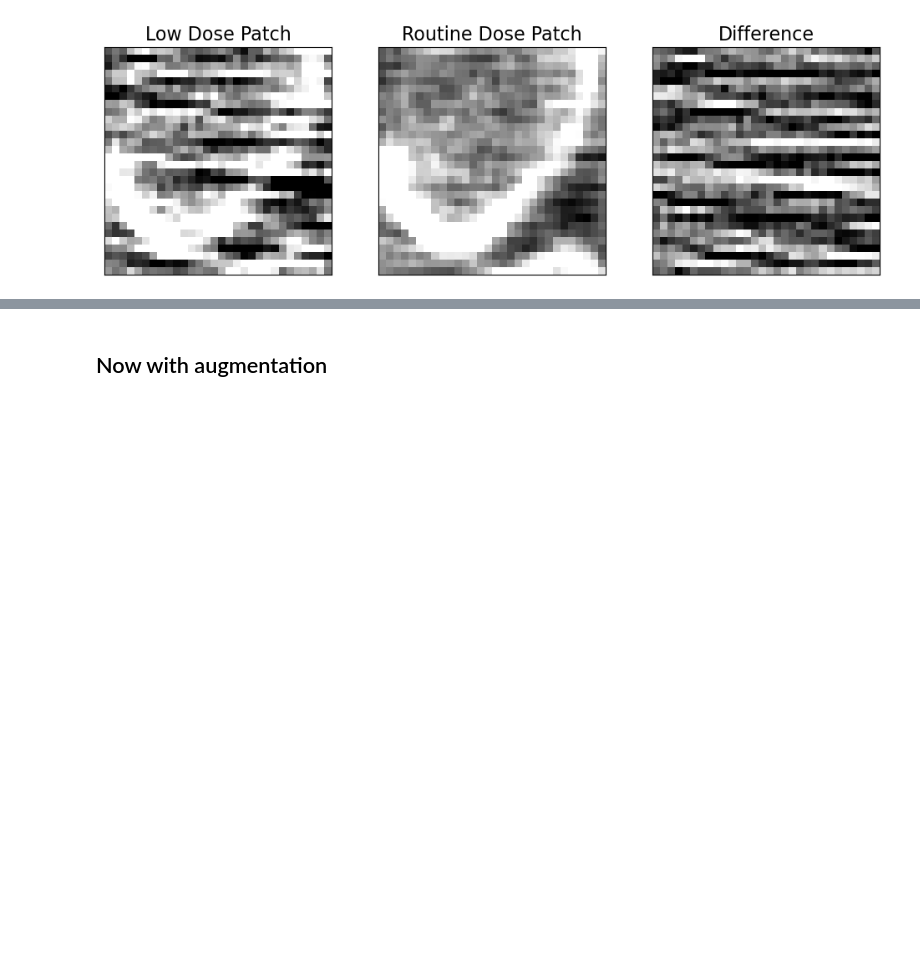
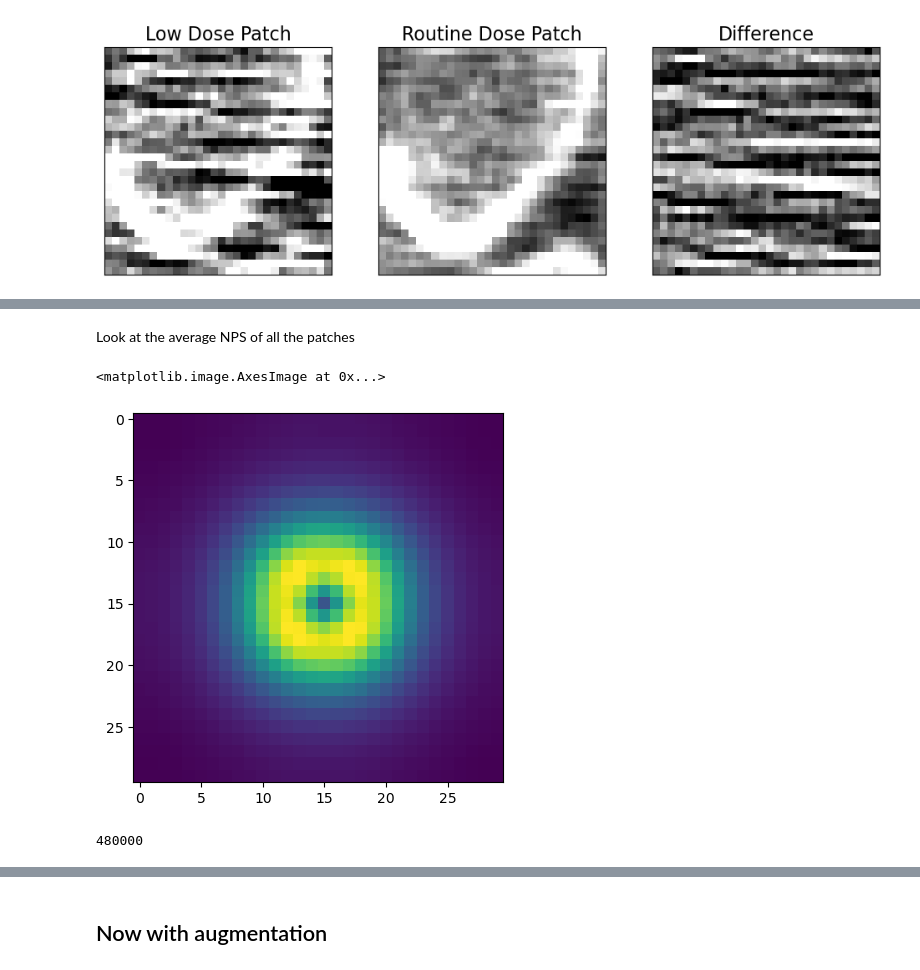
Before and after one commit to brandonjnelsonFDA/pediatric-CT-noise-texture-augmentation, a Jupyter notebook: notebooks/train_denoiser_with_augmentation.ipynb, the cells around one changed output, grey strips where cells are left out. Drawn from its saved outputs; the diff is of its cells as text; code cells hidden in the pictures; blank space fills up the shorter version.

```diff
--- a/notebooks/train_denoiser_with_augmentation.ipynb
+++ b/notebooks/train_denoiser_with_augmentation.ipynb
@@ -139,0 +152,13 @@ noise_patches = np.concatenate(list(noise_patch_dict.values()))
+# %% [markdown]
+Look at the average NPS of all the patches
+# %%
+patches = load_noise_patches()
+nps = compute_nps(patches)
+plt.imshow(nps)
+# %% [output]
+<matplotlib.image.AxesImage at 0x...>
+[figure, added]
+# %%
+len(patches)
+# %% [output]
+480000
```
Also changed, not shown: parts of 30 cells of this notebook, 4 other files.
